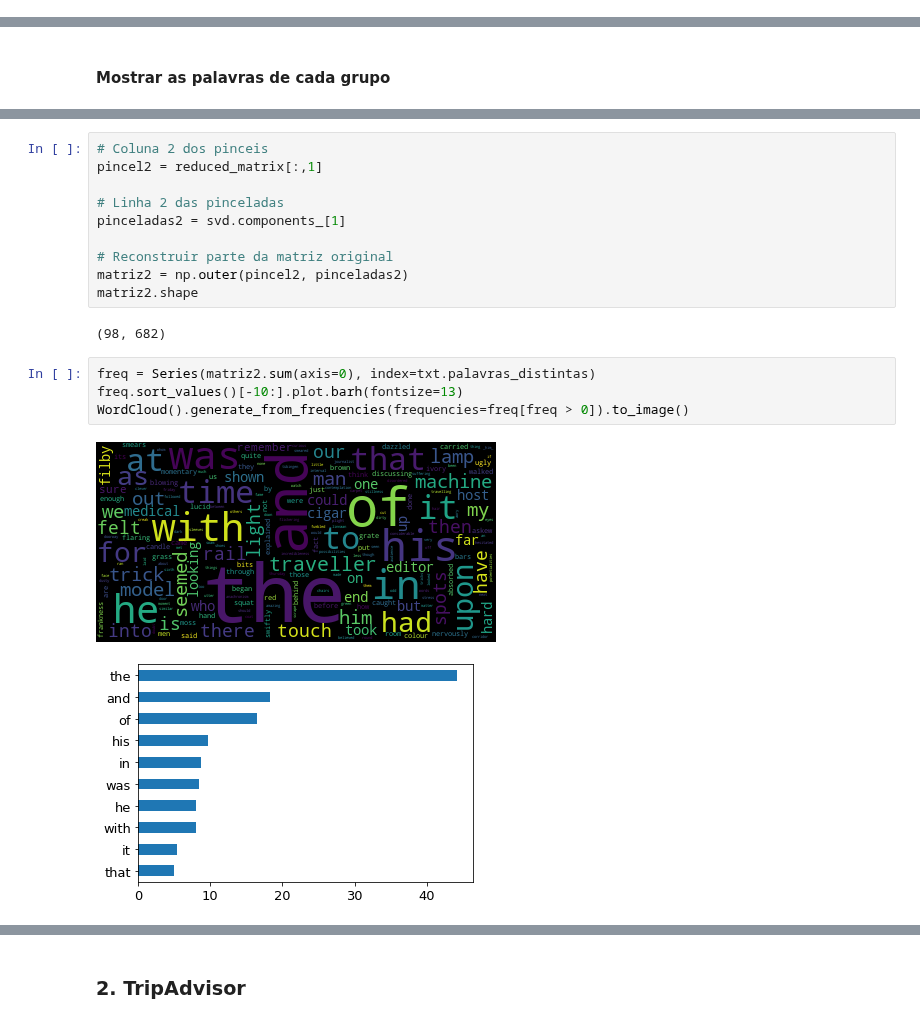
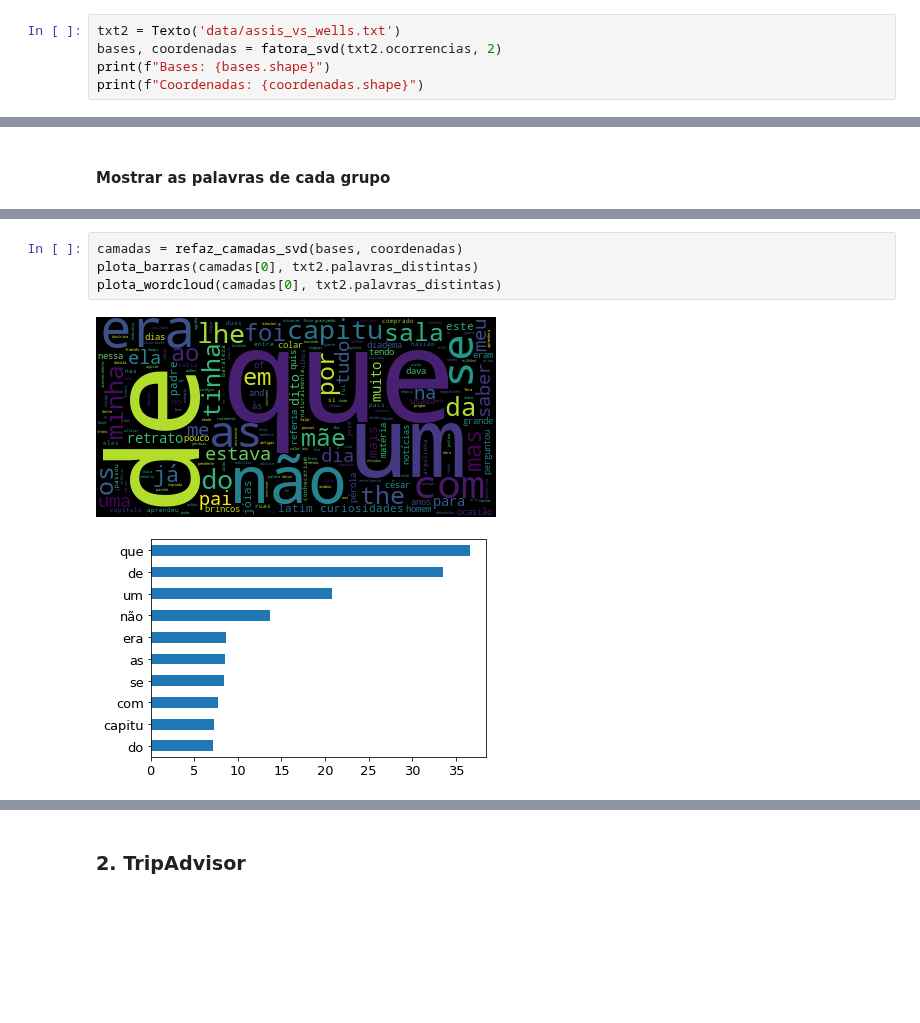
Before and after one commit to artsasse/mini-trabalho-mnii, a Jupyter notebook: Fatoracao.ipynb, the cells around one changed output, grey strips where cells are left out. Cells and saved outputs as stored; diff of their text form; blank space fills up the shorter version.

```diff
--- a/Fatoracao.ipynb
+++ b/Fatoracao.ipynb
@@ -110,0 +43,5 @@ svd.components_.shape
+# %%
+txt2 = Texto('data/assis_vs_wells.txt')
+bases, coordenadas = fatora_svd(txt2.ocorrencias, 2)
+print(f"Bases: {bases.shape}")
+print(f"Coordenadas: {coordenadas.shape}")
@@ -132,19 +53,7 @@ WordCloud().generate_from_frequencies(frequencies=freq[freq > 0]).to_image()
-# %%
-# Coluna 2 dos pinceis
-pincel2 = reduced_matrix[:,1]
-
-# Linha 2 das pinceladas
-pinceladas2 = svd.components_[1]
-
-# Reconstruir parte da matriz original
-matriz2 = np.outer(pincel2, pinceladas2)
-matriz2.shape
-# %% [output]
-(98, 682)
-# %%
-freq = Series(matriz2.sum(axis=0), index=txt.palavras_distintas)
-freq.sort_values()[-10:].plot.barh(fontsize=13)
-WordCloud().generate_from_frequencies(frequencies=freq[freq > 0]).to_image()
-# %% [output]
-[figure, removed]
-[figure, removed]
+# %%
+camadas = refaz_camadas_svd(bases, coordenadas)
+plota_barras(camadas[0], txt2.palavras_distintas)
+plota_wordcloud(camadas[0], txt2.palavras_distintas)
+# %% [output]
+[figure, added]
+[figure, added]
```
Also changed, not shown: parts of 36 cells of this notebook, 1 other file.
